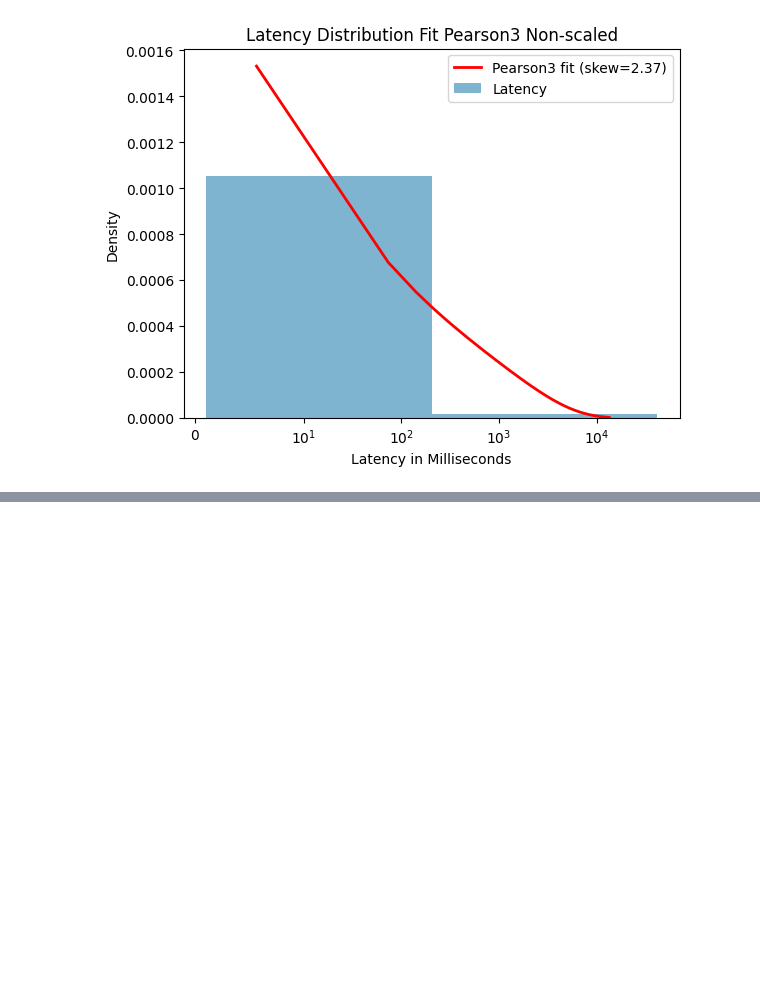
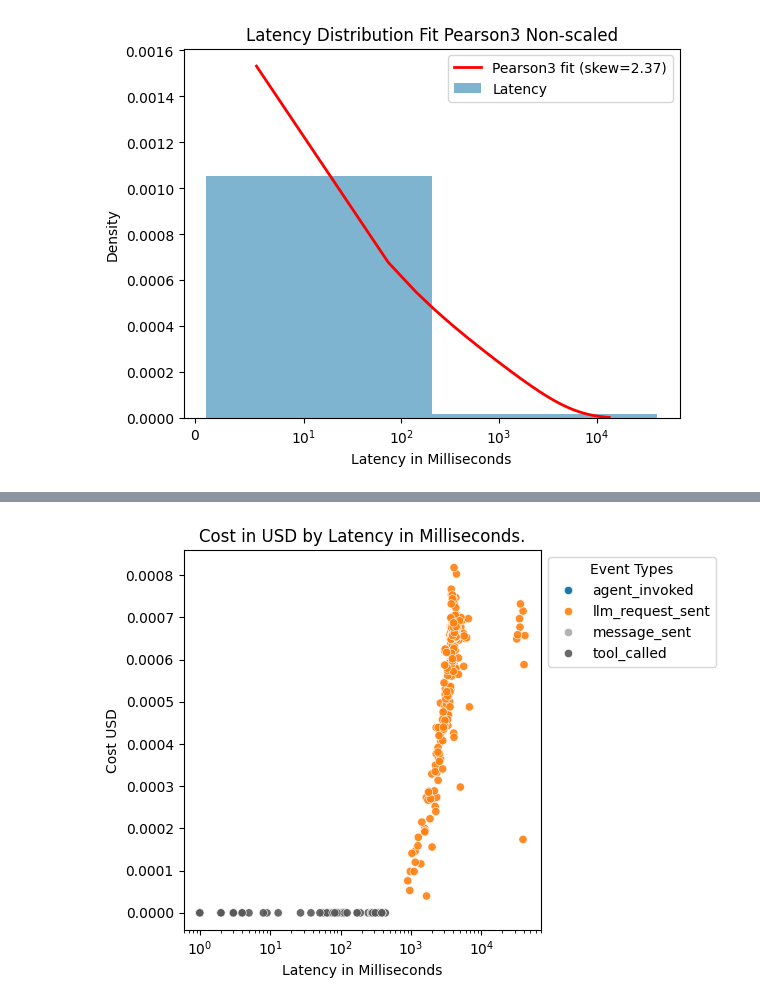
Before and after one commit to KirkKennedyLincoln/statistical-analysis-project, a Jupyter notebook: analysis.ipynb, the cells around one changed output, grey strips where cells are left out. Saved outputs shown, nothing was run; the diff lists cells and outputs as text; code cells hidden in the pictures; blank space fills up the shorter version.

```diff
--- a/analysis.ipynb
+++ b/analysis.ipynb
@@ -469,0 +469,20 @@ While composing "Normalized tool_called and llm_request_sent Normalized Latency
+# %%
+ax = sns.scatterplot(
+    data=lem_df,
+    x="latency_ms",
+    y="cost_usd",
+    hue="event_type",
+    alpha=0.9
+)
+ax.set_title("Cost in USD by Latency in Milliseconds")
+ax.set_xlabel("Latency in Milliseconds")
+ax.set_ylabel("Cost USD")
+
+sns.move_legend(ax, "upper left", bbox_to_anchor=(1, 1), title="Event Types")
+
+plt.xscale("log")
+
+plt.tight_layout()
+plt.show()
+# %% [output]
+[figure, added]
```
Also changed, not shown: parts of 9 cells of this notebook.
